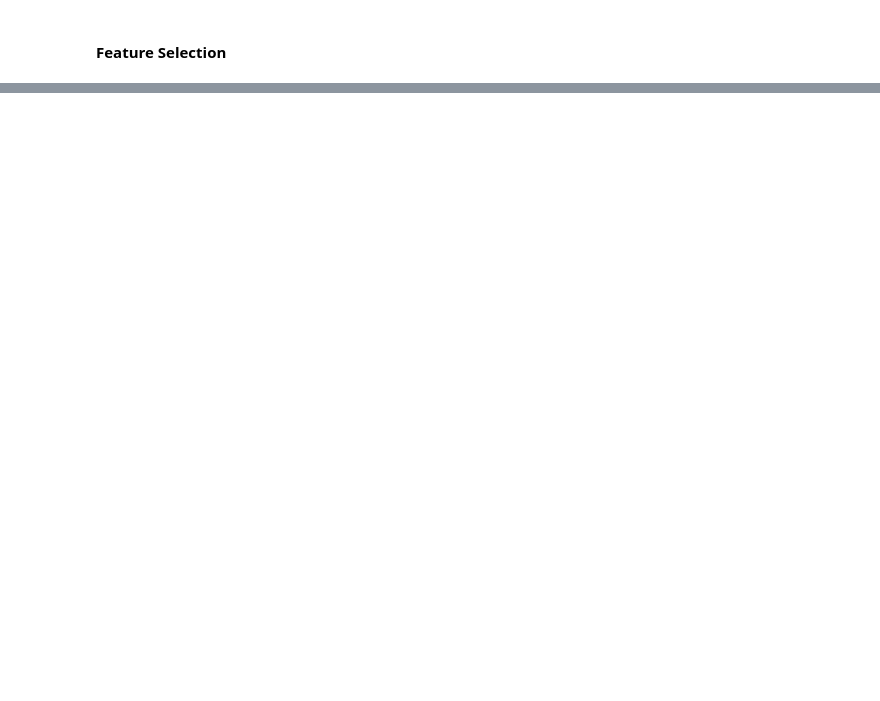
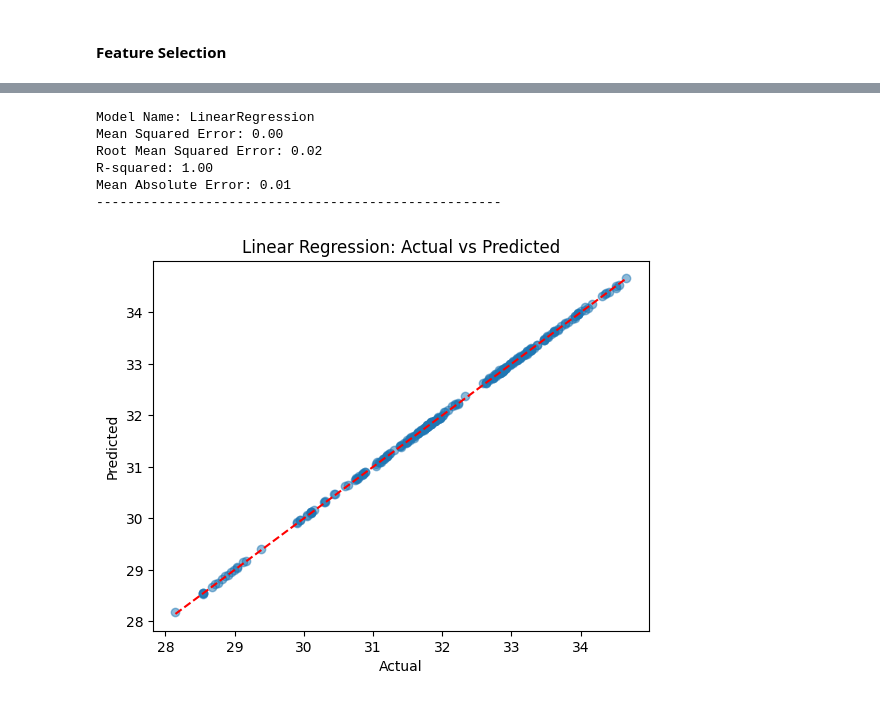
Before and after one commit to Sudais-shah/Saudi-Aramco-Stock-Price-Prediction-Model, a Jupyter notebook: Saudi Aramco Stock Price Prediction Model.ipynb, the cells around one changed output, grey strips where cells are left out. Saved outputs shown, nothing was run; the diff lists cells and outputs as text; code cells hidden in the pictures; blank space fills up the shorter version.

```diff
--- a/Saudi Aramco Stock Price Prediction Model.ipynb
+++ b/Saudi Aramco Stock Price Prediction Model.ipynb
@@ -380,0 +491,13 @@ df_scaled[['Close', 'Volume']] = scaler.fit_transform(df_scaled[['Close', 'Volum
+# %%
+def evaluate(model, pred, y_test ):
+    mse = mean_squared_error(y_test, pred)
+    rmse = np.sqrt(mse)
+    r2 = r2_score(y_test, pred)
+    mae = mean_absolute_error(y_test, pred)
+
+    print(f"Model Name: {model}")
+    print(f"Mean Squared Error: {mse:.2f}")
+    print(f"Root Mean Squared Error: {rmse:.2f}")
+    print(f"R-squared: {r2:.2f}")
+    print(f"Mean Absolute Error: {mae:.2f}")
+    print("----------------------------------------------------")
@@ -380,0 +528,24 @@ df_scaled[['Close', 'Volume']] = scaler.fit_transform(df_scaled[['Close', 'Volum
+# %%
+Irrelevant_cols =['Volume_Normalized','Volume' , 'Change_Volume', 'Dividends' , 'BB_Upper_Band' , 'Weekday' , 'BB_Middle_Band']
+X_train = X_train.drop(columns=Irrelevant_cols)
+X_test = X_test.drop(columns=Irrelevant_cols)
+# %%
+lr = LinearRegression()
+lr.fit(X_train, y_train)
+y_pred = lr.predict(X_test)
+
+evaluate('LinearRegression', y_test, y_pred)
+plt.scatter(y_test, y_pred, alpha=0.5)
+plt.plot([y_test.min(), y_test.max()], [y_test.min(), y_test.max()], 'r--')
+plt.xlabel('Actual')
+plt.ylabel('Predicted')
+plt.title('Linear Regression: Actual vs Predicted')
+plt.show()
+# %% [output]
+Model Name: LinearRegression
+Mean Squared Error: 0.00
+Root Mean Squared Error: 0.02
+R-squared: 1.00
+Mean Absolute Error: 0.01
+----------------------------------------------------
+[figure, added]
```
Also changed, not shown: parts of 29 cells of this notebook.
